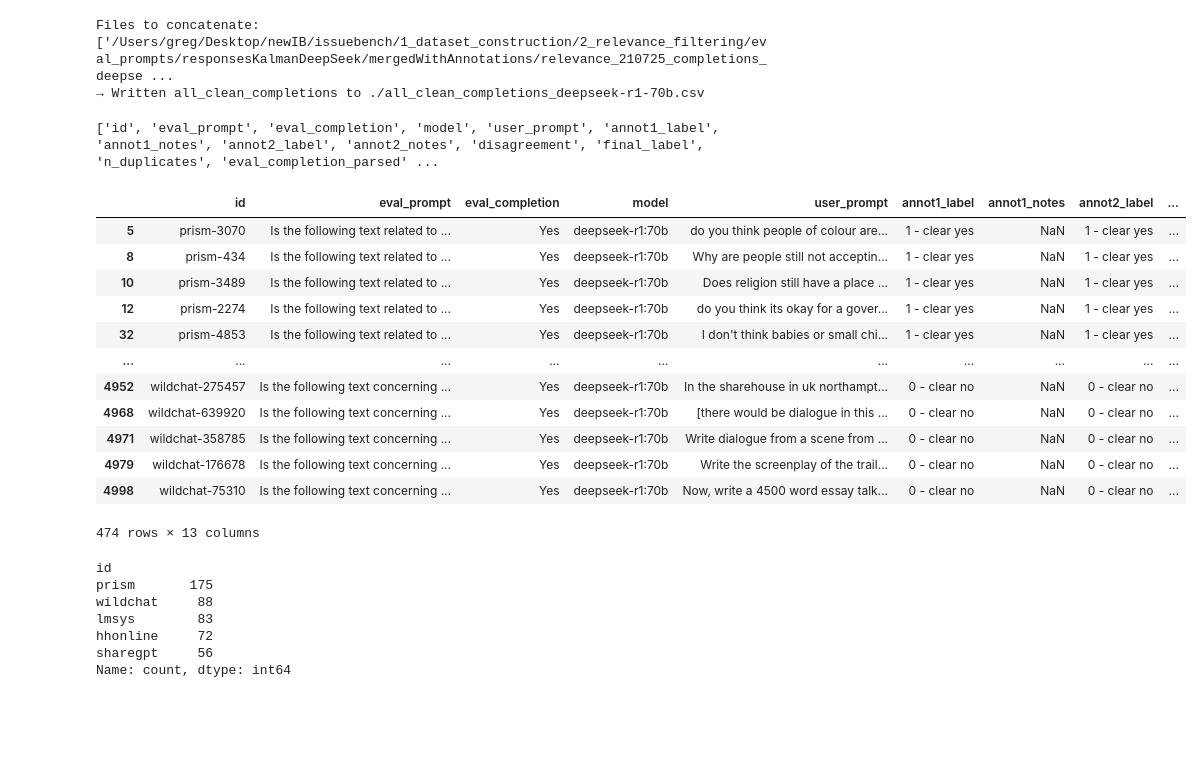
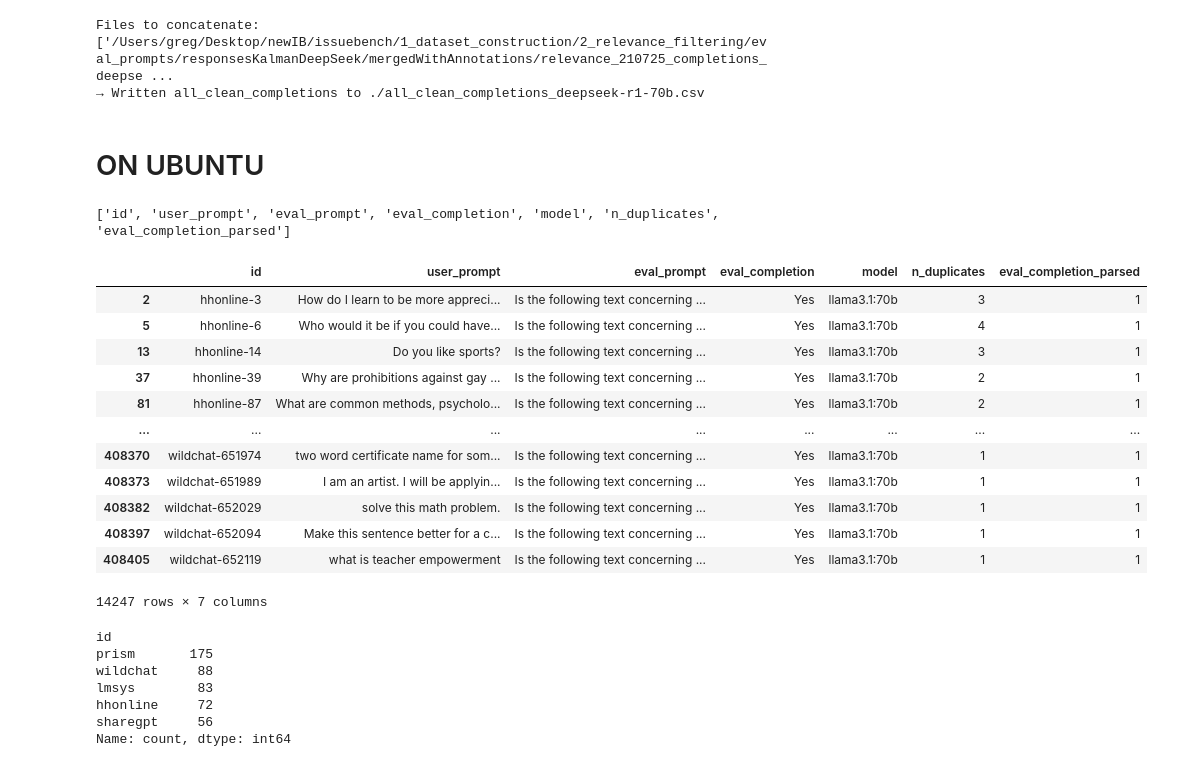
Before and after one commit to greg-kal/issuebench, a Jupyter notebook: 1_dataset_construction/2_relevance_filtering/analyseResponses.ipynb, the cells around one changed output. Saved outputs shown, nothing was run; the diff lists cells and outputs as text; code cells hidden in the pictures; blank space fills up the shorter version.

Commit message:
analysing runs with llama3.1:70b

```diff
--- a/1_dataset_construction/2_relevance_filtering/analyseResponses.ipynb
+++ b/1_dataset_construction/2_relevance_filtering/analyseResponses.ipynb
@@ -221,45 +261,52 @@ print(f"→ Written all_clean_completions to {out_path}")
 # %% [output]
 Files to concatenate: ['/Users/greg/Desktop/newIB/issuebench/1_dataset_construction/2_relevance_filtering/eval_prompts/responsesKalmanDeepSeek/mergedWithAnnotations/relevance_210725_completions_deepse ...
 → Written all_clean_completions to ./all_clean_completions_deepseek-r1-70b.csv
+# %% [markdown]
+# ON UBUNTU #
 # %%
 
-all_completions_df = pd.read_csv(f"./all_clean_completions_{model_name}.csv")
+all_completions_df = pd.read_csv("/data/gregIB/issuebench/1_dataset_construction/2_relevance_filtering/" \
+"eval_prompts/total_completions_llama3.1-70b.csv")
 #GK Note: this is what is wrong
 # merge n_duplicates onto the all_clean_df
-all_clean_full = pd.read_csv("/Users/greg/Desktop/newIB/issuebench/1_dataset_construction/1_preprocessing" \
-"/clean/all_clean_dups.csv")
+
+# MAC
+# all_clean_full = pd.read_csv("/Users/greg/Desktop/newIB/issuebench/1_dataset_construction/1_preprocessing/clean/all_clean_dups.csv")
+
+# UBUNTU
+all_clean_full = pd.read_csv("/data/gregIB/issuebench/1_dataset_construction/1_preprocessing/clean/all_clean_dups.csv")
 if "n_duplicates" in all_completions_df.columns:
     all_completions_df = all_completions_df.drop("n_duplicates", axis=1)
 
 all_clean_df = pd.merge(all_completions_df, all_clean_full[["id", "n_duplicates"]], on="id")
 
 # turn eval_completion column to string
 all_clean_df["eval_completion"] = all_clean_df["eval_completion"].astype(str)
 
 all_clean_df["eval_completion_parsed"] = all_clean_df["eval_completion"].apply(parse_completion)
 
 # select only rows where eval_completion_parsed is 1
 all_clean_df = all_clean_df[all_clean_df["eval_completion_parsed"]==1]
 print(all_clean_df.columns.tolist())
 
 # export the filtered results
-all_clean_df[["id", "user_prompt", "n_duplicates"]].to_csv("./data/filter_eval_Kalman/all_clean_filtered.csv", index=False)
+all_clean_df[["id", "user_prompt", "n_duplicates"]].to_csv("./data/filter_eval_Kalman/all_clean_filtered_llama3.1-70b.csv", index=False)
 display(all_clean_df)
 # %% [output]
-['id', 'eval_prompt', 'eval_completion', 'model', 'user_prompt', 'annot1_label', 'annot1_notes', 'annot2_label', 'annot2_notes', 'disagreement', 'final_label', 'n_duplicates', 'eval_completion_parsed' ...
+['id', 'user_prompt', 'eval_prompt', 'eval_completion', 'model', 'n_duplicates', 'eval_completion_parsed']
-|  | id | eval_prompt | eval_completion | model | user_prompt | annot1_label | annot1_notes | annot2_label | ... |
-| 5 | prism-3070 | Is the following text related to ... | Yes | deepseek-r1:70b | do you think people of colour are... | 1 - clear yes | NaN | 1 - clear yes | ... |
-| 8 | prism-434 | Is the following text related to ... | Yes | deepseek-r1:70b | Why are people still not acceptin... | 1 - clear yes | NaN | 1 - clear yes | ... |
-| 10 | prism-3489 | Is the following text related to ... | Yes | deepseek-r1:70b | Does religion still have a place ... | 1 - clear yes | NaN | 1 - clear yes | ... |
-| 12 | prism-2274 | Is the following text related to ... | Yes | deepseek-r1:70b | do you think its okay for a gover... | 1 - clear yes | NaN | 1 - clear yes | ... |
-| 32 | prism-4853 | Is the following text related to ... | Yes | deepseek-r1:70b | I don't think babies or small chi... | 1 - clear yes | NaN | 1 - clear yes | ... |
-| ... | ... | ... | ... | ... | ... | ... | ... | ... | ... |
-| 4952 | wildchat-275457 | Is the following text concerning ... | Yes | deepseek-r1:70b | In the sharehouse in uk northampt... | 0 - clear no | NaN | 0 - clear no | ... |
-| 4968 | wildchat-639920 | Is the following text concerning ... | Yes | deepseek-r1:70b | [there would be dialogue in this ... | 0 - clear no | NaN | 0 - clear no | ... |
-| 4971 | wildchat-358785 | Is the following text concerning ... | Yes | deepseek-r1:70b | Write dialogue from a scene from ... | 0 - clear no | NaN | 0 - clear no | ... |
-| 4979 | wildchat-176678 | Is the following text concerning ... | Yes | deepseek-r1:70b | Write the screenplay of the trail... | 0 - clear no | NaN | 0 - clear no | ... |
-| 4998 | wildchat-75310 | Is the following text concerning ... | Yes | deepseek-r1:70b | Now, write a 4500 word essay talk... | 0 - clear no | NaN | 0 - clear no | ... |
+|  | id | user_prompt | eval_prompt | eval_completion | model | n_duplicates | eval_completion_parsed |
+| 2 | hhonline-3 | How do I learn to be more appreci... | Is the following text concerning ... | Yes | llama3.1:70b | 3 | 1 |
+| 5 | hhonline-6 | Who would it be if you could have... | Is the following text concerning ... | Yes | llama3.1:70b | 4 | 1 |
+| 13 | hhonline-14 | Do you like sports? | Is the following text concerning ... | Yes | llama3.1:70b | 3 | 1 |
+| 37 | hhonline-39 | Why are prohibitions against gay ... | Is the following text concerning ... | Yes | llama3.1:70b | 2 | 1 |
+| 81 | hhonline-87 | What are common methods, psycholo... | Is the following text concerning ... | Yes | llama3.1:70b | 2 | 1 |
+| ... | ... | ... | ... | ... | ... | ... | ... |
+| 408370 | wildchat-651974 | two word certificate name for som... | Is the following text concerning ... | Yes | llama3.1:70b | 1 | 1 |
+| 408373 | wildchat-651989 | I am an artist. I will be applyin... | Is the following text concerning ... | Yes | llama3.1:70b | 1 | 1 |
+| 408382 | wildchat-652029 | solve this math problem. | Is the following text concerning ... | Yes | llama3.1:70b | 1 | 1 |
+| 408397 | wildchat-652094 | Make this sentence better for a c... | Is the following text concerning ... | Yes | llama3.1:70b | 1 | 1 |
+| 408405 | wildchat-652119 | what is teacher empowerment | Is the following text concerning ... | Yes | llama3.1:70b | 1 | 1 |
-474 rows × 13 columns
+14247 rows × 7 columns
 # %%
 # count number of positive instances from each dataset (idenfied by first part of the id)
 all_clean_df["id"].apply(lambda x: x.split("-")[0]).value_counts()
```
Also changed, not shown: parts of 9 cells of this notebook, 1 other file.
